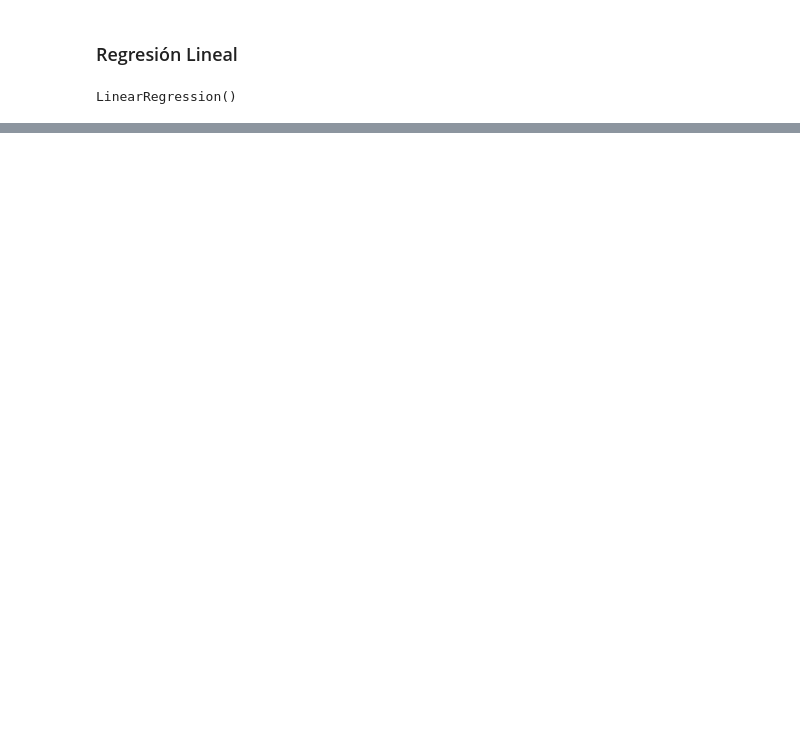
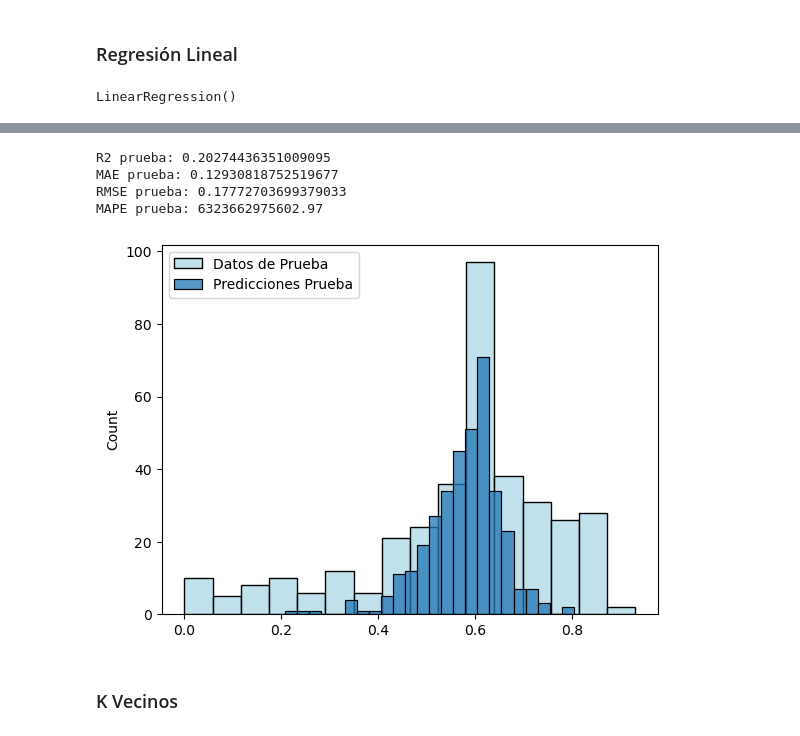
Before and after one commit to Tomaslopera/Scientific_Computing, a Jupyter notebook: Regresion/Caso_Regresion.ipynb, the cells around one changed output, grey strips where cells are left out. Saved outputs shown, nothing was run; the diff lists cells and outputs as text; code cells hidden in the pictures; blank space fills up the shorter version.

```diff
--- a/Regresion/Caso_Regresion.ipynb
+++ b/Regresion/Caso_Regresion.ipynb
@@ -339,0 +374,23 @@ array([0.09841686])
+# %%
+r2_test_1 = r2_score(y_test_desc, pred_test_desc_1)
+mae_test_1 = mean_absolute_error(y_test_desc, pred_test_desc_1)
+rmse_test_1 = root_mean_squared_error(y_test_desc, pred_test_desc_1)
+mape_test_1 = mean_absolute_percentage_error(y_test_desc, pred_test_desc_1)
+
+print(f'R2 prueba: {r2_test_1}')
+print(f'MAE prueba: {mae_test_1}')
+print(f'RMSE prueba: {rmse_test_1}')
+print(f'MAPE prueba: {mape_test_1}')
+
+sns.histplot(y_test_desc.values.flatten(), label='Datos de Prueba', color='lightblue')
+sns.histplot(pred_test_desc_1.flatten(), label='Predicciones Prueba')
+plt.legend()
+plt.show()
+# %% [output]
+R2 prueba: 0.20274436351009095
+MAE prueba: 0.12930818752519677
+RMSE prueba: 0.17772703699379033
+MAPE prueba: 6323662975602.97
+[figure, added]
+# %% [markdown]
+### K Vecinos
```
Also changed, not shown: parts of 52 cells of this notebook.
